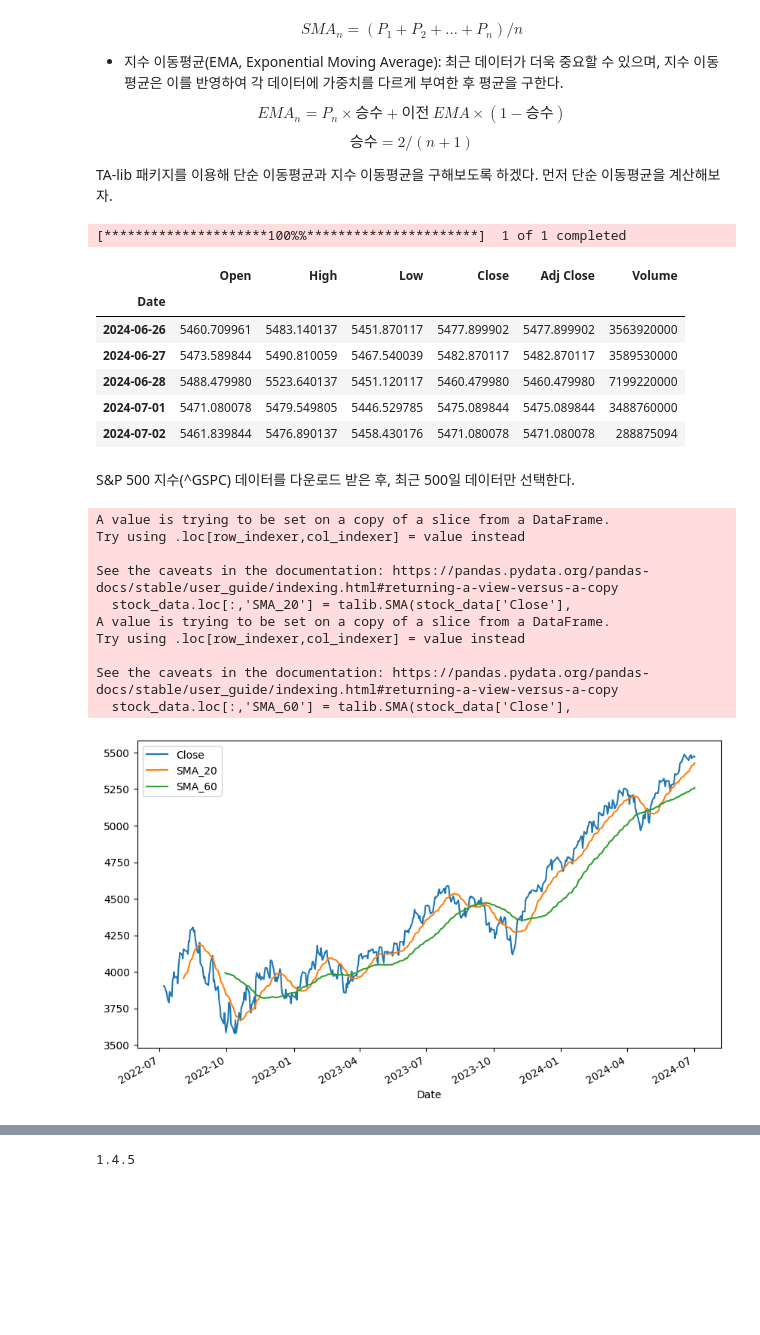
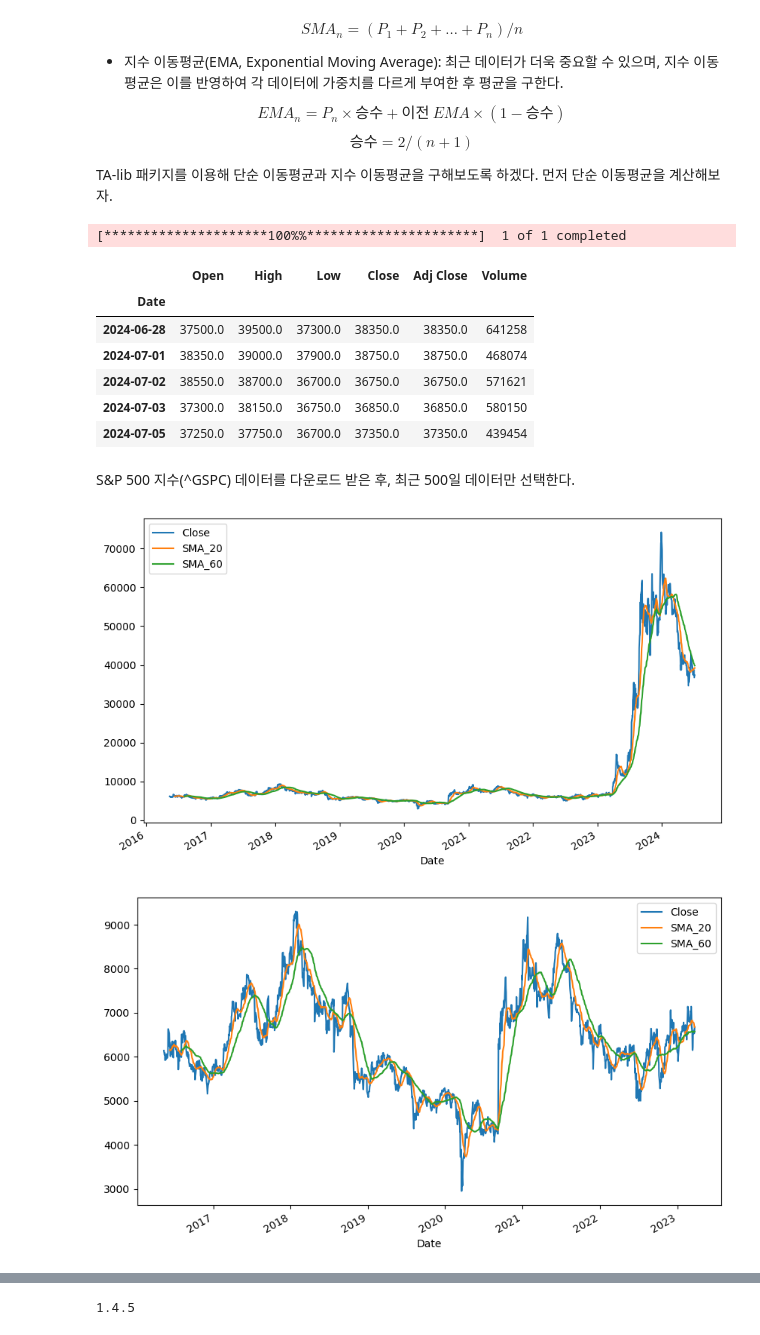
Before and after one commit to denishong/python-quant_py, a Jupyter notebook: 15.technical.ipynb, the cells around one changed output, grey strips where cells are left out. Cells and saved outputs as stored; diff of their text form; code cells hidden in the pictures; blank space fills up the shorter version.

```diff
--- a/15.technical.ipynb
+++ b/15.technical.ipynb
@@ -92,39 +92,31 @@ import yfinance as yf
 warnings.filterwarnings("ignore", category=FutureWarning)
 
 #stock_data = web.DataReader('^GSPC', 'yahoo')
-stock_data = yf.download('^GSPC',start='2000-12-03')
-stock_data = stock_data.tail(500)
+stock_data = yf.download('022100.KS',start='2000-12-03')#포스코DX
+stock_data = stock_data.tail(2000)
 stock_data.tail()
 # %% [output]
 [*********************100%%**********************]  1 of 1 completed
 |  | Open | High | Low | Close | Adj Close | Volume |
 | Date |  |  |  |  |  |  |
-| 2024-06-26 | 5460.709961 | 5483.140137 | 5451.870117 | 5477.899902 | 5477.899902 | 3563920000 |
-| 2024-06-27 | 5473.589844 | 5490.810059 | 5467.540039 | 5482.870117 | 5482.870117 | 3589530000 |
-| 2024-06-28 | 5488.479980 | 5523.640137 | 5451.120117 | 5460.479980 | 5460.479980 | 7199220000 |
-| 2024-07-01 | 5471.080078 | 5479.549805 | 5446.529785 | 5475.089844 | 5475.089844 | 3488760000 |
-| 2024-07-02 | 5461.839844 | 5476.890137 | 5458.430176 | 5471.080078 | 5471.080078 | 288875094 |
+| 2024-06-28 | 37500.0 | 39500.0 | 37300.0 | 38350.0 | 38350.0 | 641258 |
+| 2024-07-01 | 38350.0 | 39000.0 | 37900.0 | 38750.0 | 38750.0 | 468074 |
+| 2024-07-02 | 38550.0 | 38700.0 | 36700.0 | 36750.0 | 36750.0 | 571621 |
+| 2024-07-03 | 37300.0 | 38150.0 | 36750.0 | 36850.0 | 36850.0 | 580150 |
+| 2024-07-05 | 37250.0 | 37750.0 | 36700.0 | 37350.0 | 37350.0 | 439454 |
 # %% [markdown]
 S&P 500 지수(^GSPC) 데이터를 다운로드 받은 후, 최근 500일 데이터만 선택한다.
 # %%
 import talib
 import matplotlib.pyplot as plt
 
-stock_data.loc[:,'SMA_20'] = talib.SMA(stock_data['Close'],
+stock_data.loc[:,['SMA_20']] = talib.SMA(stock_data['Close'],
                                  timeperiod=20)  # 20일 단순 이동평균
-stock_data.loc[:,'SMA_60'] = talib.SMA(stock_data['Close'],
+stock_data.loc[:,['SMA_60']] = talib.SMA(stock_data['Close'],
                                  timeperiod=60)  # 60일 단순 이동평균
 stock_data.loc[:,['Close', 'SMA_20', 'SMA_60']].plot(figsize=(10, 6))
+stock_data.loc[:'2023-03-25',['Close', 'SMA_20', 'SMA_60']].plot(figsize=(10, 6))
 plt.show()
 # %% [output]
-A value is trying to be set on a copy of a slice from a DataFrame.
-Try using .loc[row_indexer,col_indexer] = value instead
-
-See the caveats in the documentation: https://pandas.pydata.org/pandas-docs/stable/user_guide/indexing.html#returning-a-view-versus-a-copy
-  stock_data.loc[:,'SMA_20'] = talib.SMA(stock_data['Close'],
-A value is trying to be set on a copy of a slice from a DataFrame.
-Try using .loc[row_indexer,col_indexer] = value instead
-
-See the caveats in the documentation: https://pandas.pydata.org/pandas-docs/stable/user_guide/indexing.html#returning-a-view-versus-a-copy
-  stock_data.loc[:,'SMA_60'] = talib.SMA(stock_data['Close'],
-[figure, old version]
+[figure, new version]
+[figure, added]
```
Also changed, not shown: parts of 4 cells of this notebook, 1 other file.
